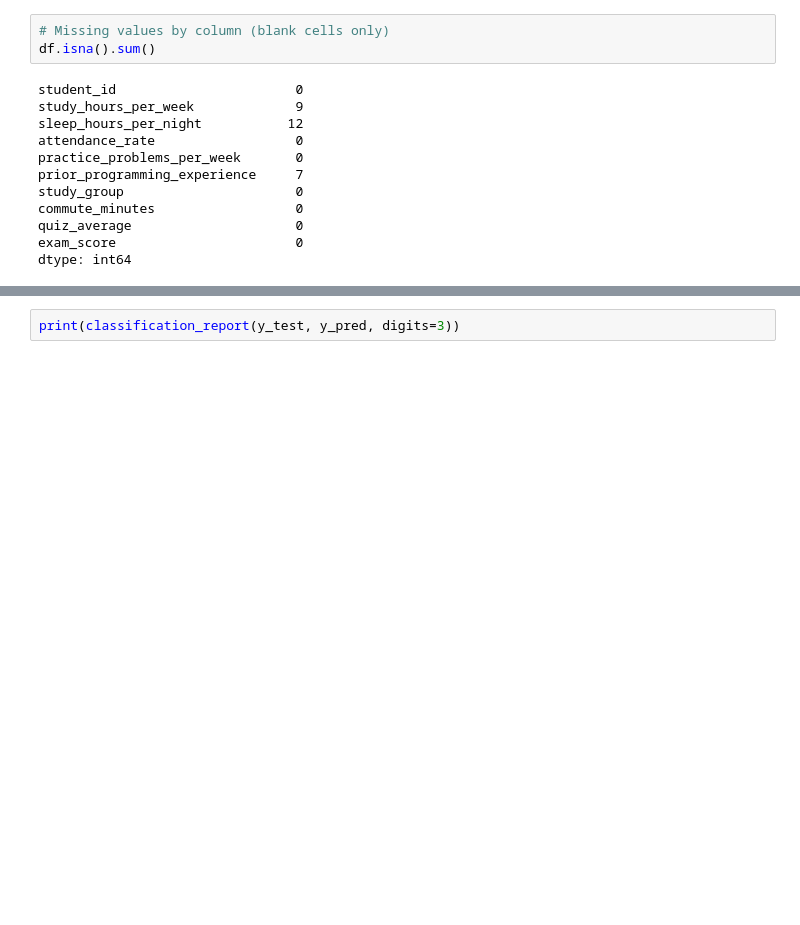
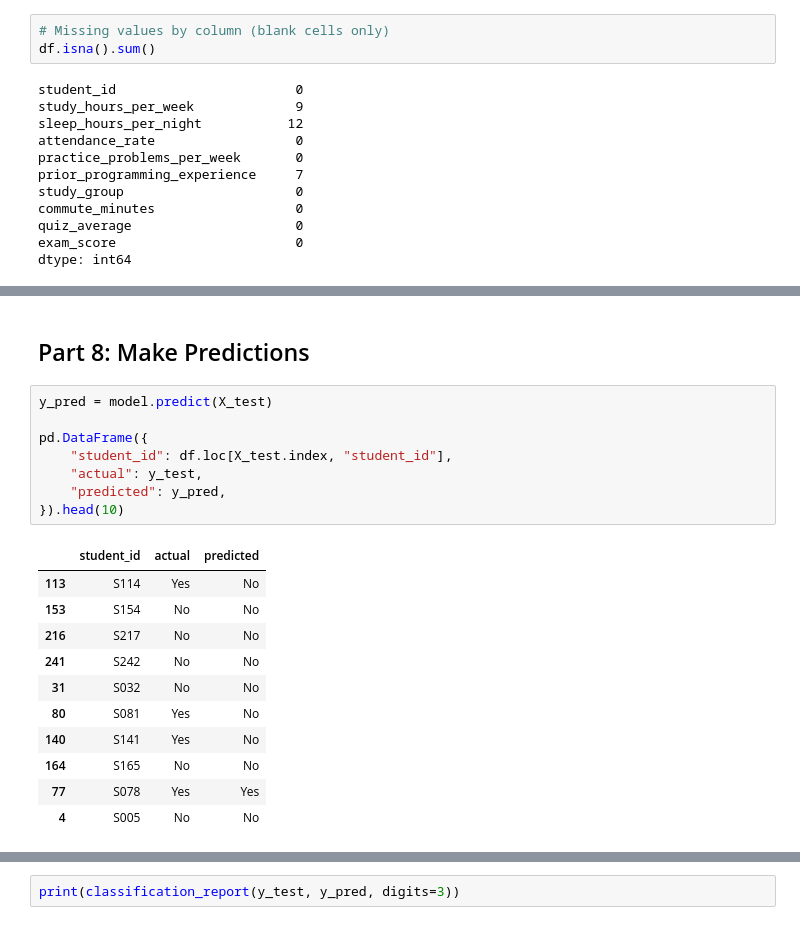
Before and after one commit to JGrade2005/CSE4095_2026, a Jupyter notebook: in_class_assignments/class8/CSE4095_Class8_Classification.ipynb, the cells around one changed output, grey strips where cells are left out. Drawn from its saved outputs; the diff is of its cells as text; blank space fills up the shorter version.

```diff
--- a/in_class_assignments/class8/CSE4095_Class8_Classification.ipynb
+++ b/in_class_assignments/class8/CSE4095_Class8_Classification.ipynb
@@ -262,0 +463,22 @@ Calculate accuracy, confusion matrix, precision, and recall. Compare accuracy wi
+# %% [markdown]
+## Part 8: Make Predictions
+# %%
+y_pred = model.predict(X_test)
+
+pd.DataFrame({
+    "student_id": df.loc[X_test.index, "student_id"],
+    "actual": y_test,
+    "predicted": y_pred,
+}).head(10)
+# %% [output]
+|  | student_id | actual | predicted |
+| 113 | S114 | Yes | No |
+| 153 | S154 | No | No |
+| 216 | S217 | No | No |
+| 241 | S242 | No | No |
+| 31 | S032 | No | No |
+| 80 | S081 | Yes | No |
+| 140 | S141 | Yes | No |
+| 164 | S165 | No | No |
+| 77 | S078 | Yes | Yes |
+| 4 | S005 | No | No |
```
Also changed, not shown: parts of 93 cells of this notebook, 2 other files.
